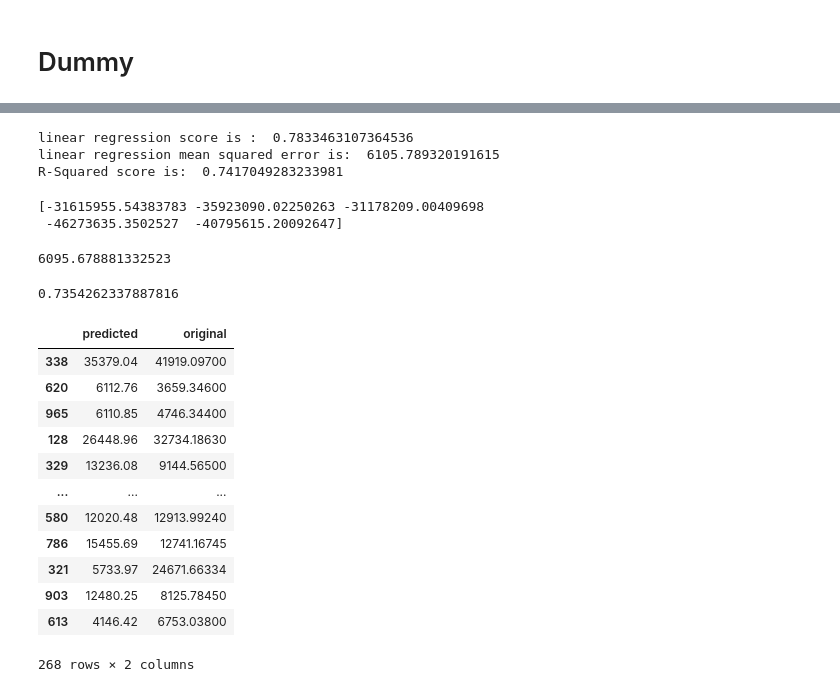
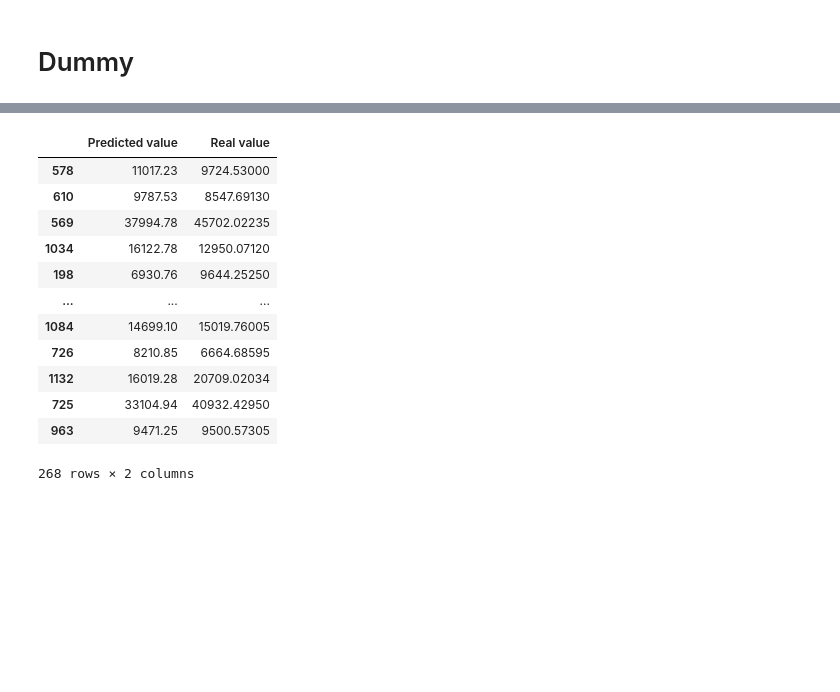
Before and after one commit to kuty007/final-porj, a Jupyter notebook: linear reg.ipynb, the cells around one changed output, grey strips where cells are left out. Drawn from its saved outputs; the diff is of its cells as text; code cells hidden in the pictures; blank space fills up the shorter version.

```diff
--- a/linear reg.ipynb
+++ b/linear reg.ipynb
@@ -227,14 +221,8 @@ y = df['charges']
 # %%
 from sklearn.model_selection import train_test_split
 std_scaler = StandardScaler()
-x_train, x_test, y_train, y_test = train_test_split(X, y, test_size=0.2, random_state=42)
-x_train = std_scaler.fit_transform(x_train)
-x_test = std_scaler.transform(x_test)
+X_train, X_test, y_train, y_test = train_test_split(X, y, test_size=0.2, random_state=0)
+X_train = std_scaler.fit_transform(X_train)
+X_test = std_scaler.transform(X_test)
 # %% [markdown]
 # Dummy
-# %%
-#find the score of the dummy classifier if we filled to bet this score the model is not efctive
-dummy_regr_mean = DummyRegressor(strategy="mean")
-dummy_regr_mean.fit(x_train, y_train)
-
-print (metrics.mean_squared_error(y_test,dummy_regr_mean.predict(x_test), squared=False))
@@ -242,0 +229,10 @@ print (metrics.mean_squared_error(y_test,dummy_regr_mean.predict(x_test), square
+# %%
+
+dummy_regr_median = DummyRegressor(strategy="median")
+dummy_regr_median.fit(X_train, y_train)
+y_pred = dummy_regr_median.predict(X_test)
+err_dummy_meadian = mean_squared_error(y_test,dummy_regr_median.predict(X_test), squared=False)
+initial_prediction_dm_median = dummy_regr_median.predict(X_test)
+
+print("R2 Score:",metrics.r2_score(y_test, y_pred))
+print ("Mean Square ERR:",mean_squared_error(y_test,dummy_regr_median.predict(X_test), squared=False))
@@ -269,52 +271,20 @@ Mean Square ERR: 6150.739109232678
-# %%
-
-lin_reg = LinearRegression()
-lin_reg.fit(x_train, y_train)
-print("linear regression score is : " , Lin_reg.score(x_test, y_test))
-x_train_pred = Lin_reg.predict(x_train)
-x_test_pred = Lin_reg.predict(x_test)
-lin_mse = metrics.mean_squared_error(x_train_pred, y_train)
-lin_rmse = np.sqrt(lin_mse)
-print("linear regression mean squared error is: " ,  lin_rmse)
-print('R-Squared score is: ',Lin_reg.score(x_train, y_train))
-# %% [output]
-linear regression score is :  0.7833463107364536
-linear regression mean squared error is:  6105.789320191615
-R-Squared score is:  0.7417049283233981
-# %%
-
-linear_reg_scores = cross_val_score(LinearRegression(),X_train_transformed, y_train,cv=5,scoring="neg_mean_squared_error", )
-
-print(linear_reg_scores)
-np.sqrt(-linear_reg_scores.mean())
-# %% [output]
-[-31615955.54383783 -35923090.02250263 -31178209.00409698
- -46273635.3502527  -40795615.20092647]
-6095.678881332523
-# %%
-linear_reg_scores_r2 = cross_val_score(LinearRegression(),X_train_transformed, y_train,cv=5,scoring="r2")
-linear_reg_scores_r2
-linear_reg_scores_r2.mean()
-# %% [output]
-0.7354262337887816
 # %%
-
 results = {}
-results["predicted"] = initial_prediction.round(2)
-results["original"] = y_test
+results["Predicted value"] = initial_prediction_lr.round(2)
+results["Real value"] = y_test
 
 pd.DataFrame.from_dict(results)
 # %% [output]
-|  | predicted | original |
-| 338 | 35379.04 | 41919.09700 |
-| 620 | 6112.76 | 3659.34600 |
-| 965 | 6110.85 | 4746.34400 |
-| 128 | 26448.96 | 32734.18630 |
-| 329 | 13236.08 | 9144.56500 |
+|  | Predicted value | Real value |
+| 578 | 11017.23 | 9724.53000 |
+| 610 | 9787.53 | 8547.69130 |
+| 569 | 37994.78 | 45702.02235 |
+| 1034 | 16122.78 | 12950.07120 |
+| 198 | 6930.76 | 9644.25250 |
 | ... | ... | ... |
-| 580 | 12020.48 | 12913.99240 |
-| 786 | 15455.69 | 12741.16745 |
-| 321 | 5733.97 | 24671.66334 |
-| 903 | 12480.25 | 8125.78450 |
-| 613 | 4146.42 | 6753.03800 |
+| 1084 | 14699.10 | 15019.76005 |
+| 726 | 8210.85 | 6664.68595 |
+| 1132 | 16019.28 | 20709.02034 |
+| 725 | 33104.94 | 40932.42950 |
+| 963 | 9471.25 | 9500.57305 |
 268 rows × 2 columns
```
Also changed, not shown: parts of 21 cells of this notebook.
